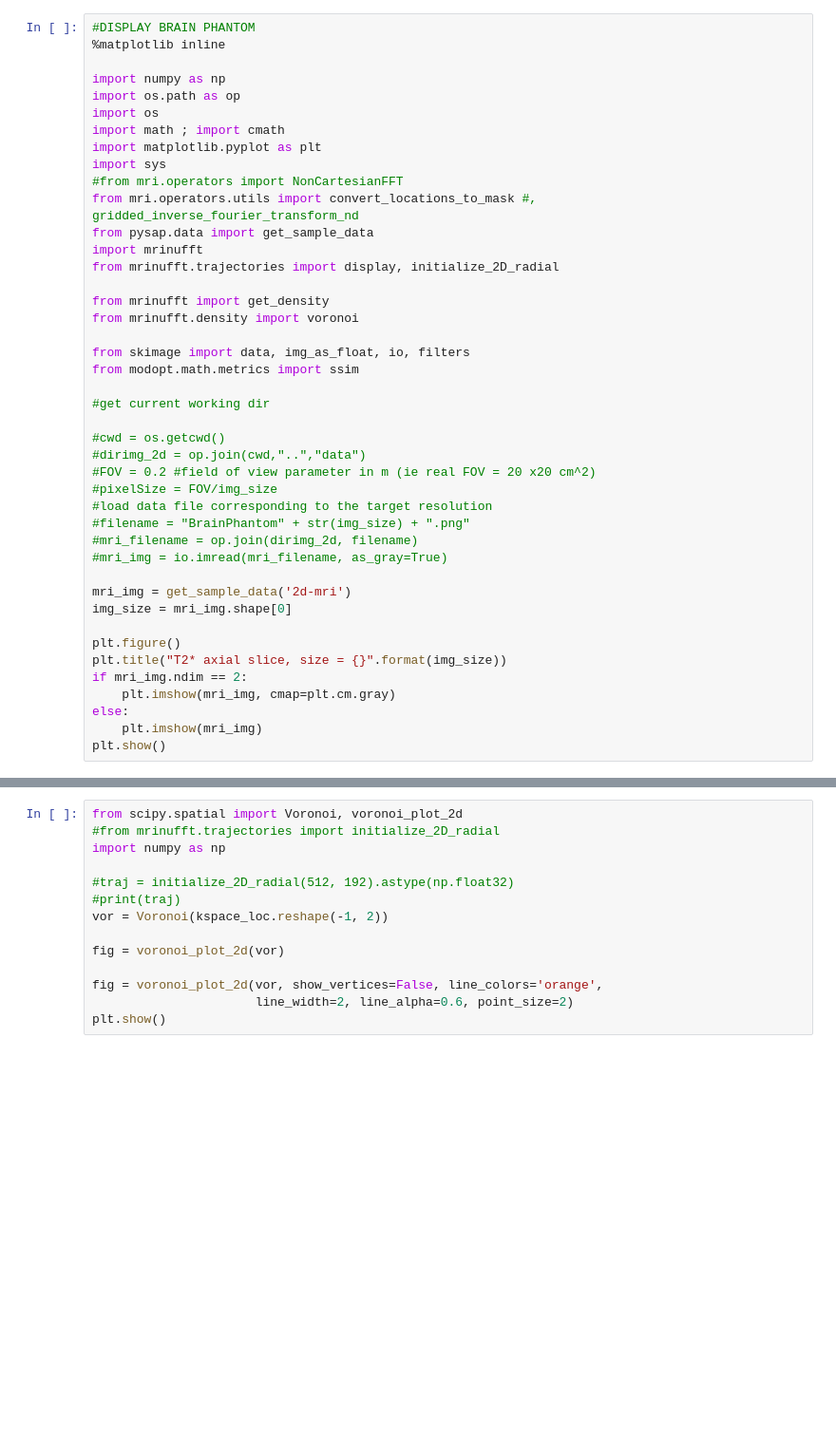
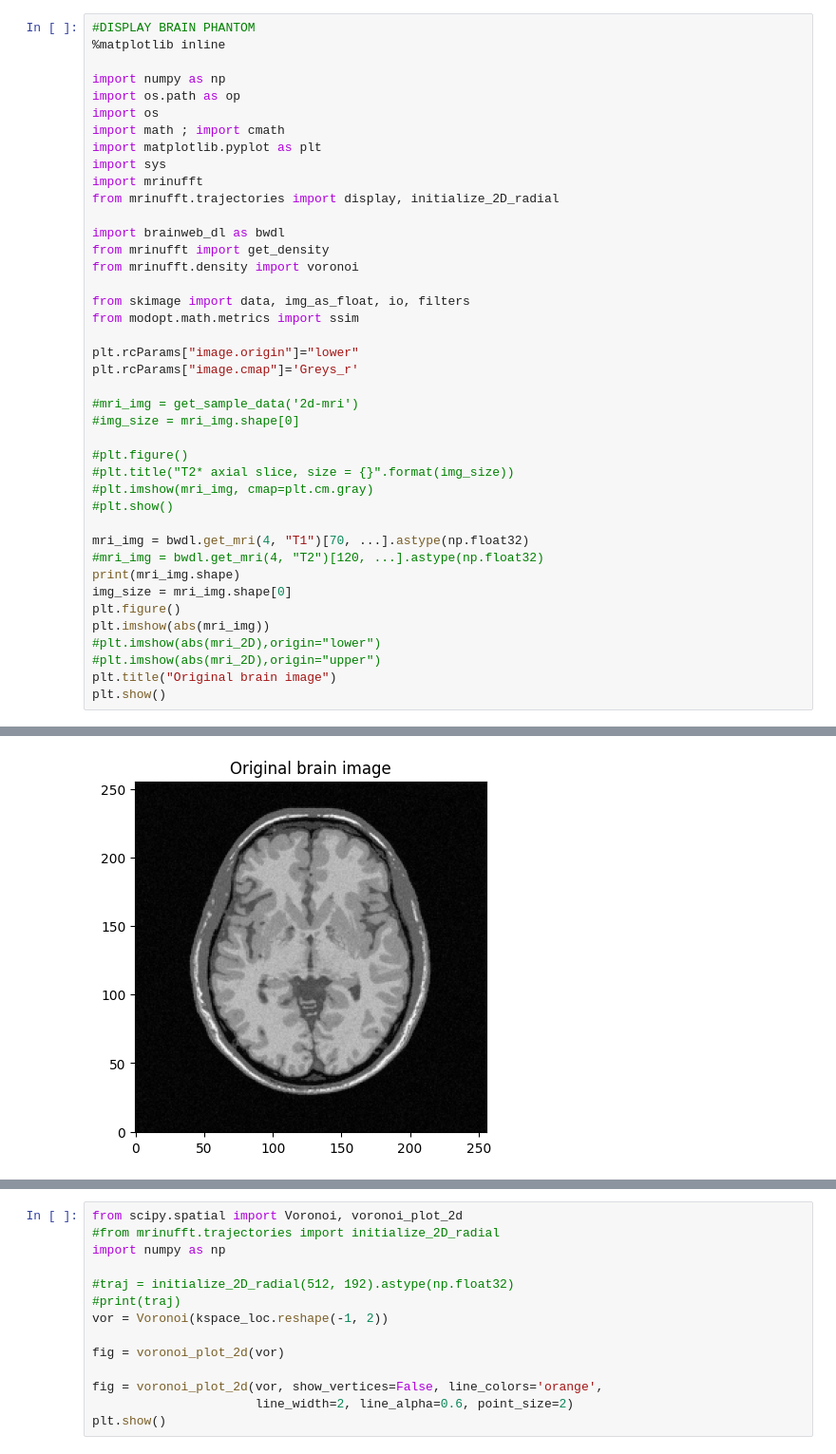
Before and after one commit to mind-inria/mri-acq-recon-book, a Jupyter notebook: src/05.Radial_undersampling.ipynb, the cells around one changed output, grey strips where cells are left out. Shown at 95% size. Cells and saved outputs as stored; diff of their text form; blank space fills up the shorter version.

Commit message:
updated radial non-Cartesian imaging. Remove dependence on pysap

```diff
--- a/src/05.Radial_undersampling.ipynb
+++ b/src/05.Radial_undersampling.ipynb
@@ -20,36 +21,35 @@ import os
 import math ; import cmath
 import matplotlib.pyplot as plt
 import sys
-#from mri.operators import NonCartesianFFT
-from mri.operators.utils import convert_locations_to_mask #, gridded_inverse_fourier_transform_nd
-from pysap.data import get_sample_data
 import mrinufft
 from mrinufft.trajectories import display, initialize_2D_radial
 
+import brainweb_dl as bwdl
 from mrinufft import get_density
 from mrinufft.density import voronoi
 
 from skimage import data, img_as_float, io, filters
 from modopt.math.metrics import ssim
 
-#get current working dir
+plt.rcParams["image.origin"]="lower"
+plt.rcParams["image.cmap"]='Greys_r'
 
-#cwd = os.getcwd()
-#dirimg_2d = op.join(cwd,"..","data")
-#FOV = 0.2 #field of view parameter in m (ie real FOV = 20 x20 cm^2)
-#pixelSize = FOV/img_size
-#load data file corresponding to the target resolution
-#filename = "BrainPhantom" + str(img_size) + ".png"
-#mri_filename = op.join(dirimg_2d, filename)
-#mri_img = io.imread(mri_filename, as_gray=True)
+#mri_img = get_sample_data('2d-mri')
+#img_size = mri_img.shape[0]
 
-mri_img = get_sample_data('2d-mri')
+#plt.figure()
+#plt.title("T2* axial slice, size = {}".format(img_size))
+#plt.imshow(mri_img, cmap=plt.cm.gray)
+#plt.show()
+
+mri_img = bwdl.get_mri(4, "T1")[70, ...].astype(np.float32)
+#mri_img = bwdl.get_mri(4, "T2")[120, ...].astype(np.float32)
+print(mri_img.shape)
 img_size = mri_img.shape[0]
-
 plt.figure()
-plt.title("T2* axial slice, size = {}".format(img_size))
-if mri_img.ndim == 2:
-    plt.imshow(mri_img, cmap=plt.cm.gray)
-else:
-    plt.imshow(mri_img)
+plt.imshow(abs(mri_img))
+#plt.imshow(abs(mri_2D),origin="lower")
+#plt.imshow(abs(mri_2D),origin="upper")
+plt.title("Original brain image")
 plt.show()
+# %% [output]
@@ -56,2 +57,3 @@ plt.show()
+[figure, added]
 # %%
 # set up the first shot
```
Also changed, not shown: parts of 5 cells of this notebook, 1 other file.
